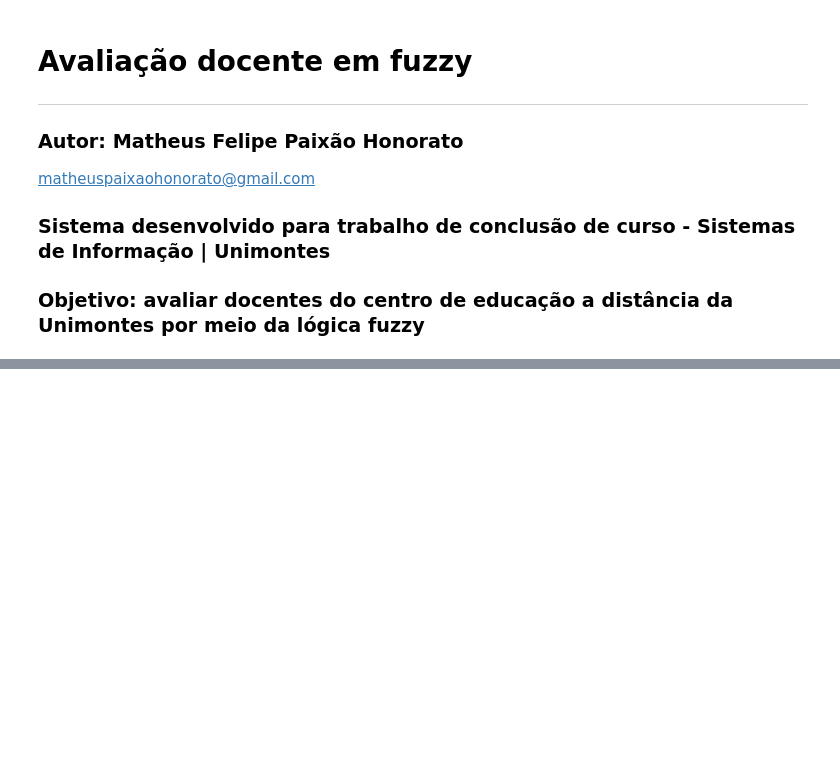
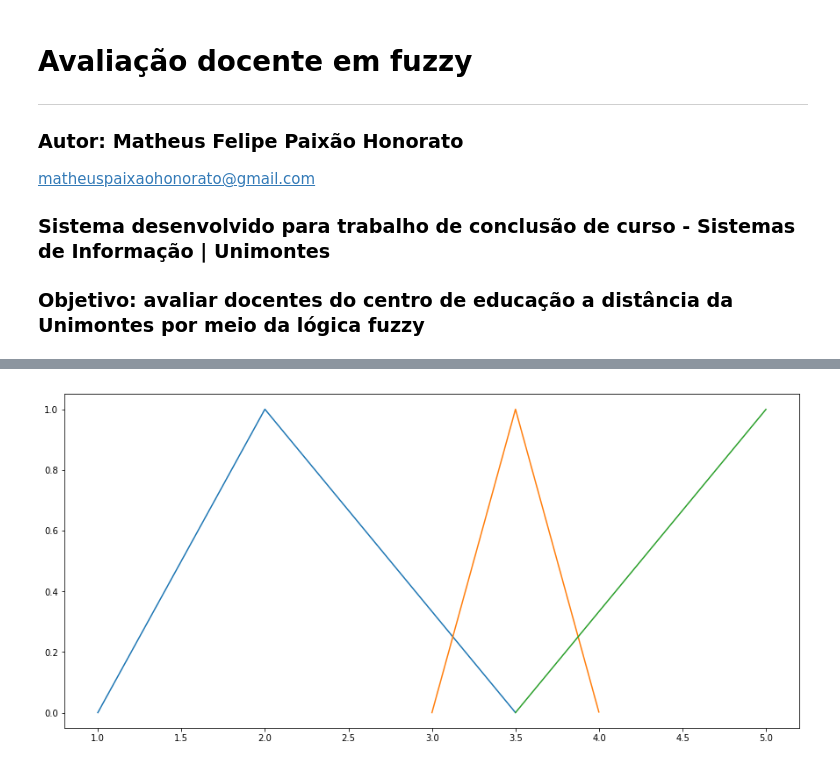
Before and after one commit to MatheusHonorato/tcc, a Jupyter notebook: sistemafuzzy/tcc_matheus_honorato_avaliacao_docente_modelo_ead.ipynb, the cells around one changed output, grey strips where cells are left out. Cells and saved outputs as stored; diff of their text form; code cells hidden in the pictures; blank space fills up the shorter version.

```diff
--- a/sistemafuzzy/tcc_matheus_honorato_avaliacao_docente_modelo_ead.ipynb
+++ b/sistemafuzzy/tcc_matheus_honorato_avaliacao_docente_modelo_ead.ipynb
@@ -357,3 +331,15 @@ def sistema_fuzzzy():
+# %%
+#plotando grafico das variáveis de saída
+plotar_grafico(
+        valores_eixo_x_variaveis_de_entrada_funcao_baixo,
+        valores_eixo_x_variaveis_de_entrada_funcao_medio,
+        valores_eixo_x_variaveis_de_entrada_funcao_alto,
+        parametros_entrada_baixo,
+        parametros_entrada_medio,
+        parametros_entrada_alto
+    )
+# %% [output]
+[figure, added]
 # %%
 sistema_fuzzzy()
 # %% [output]
```
Also changed, not shown: parts of 12 cells of this notebook.
